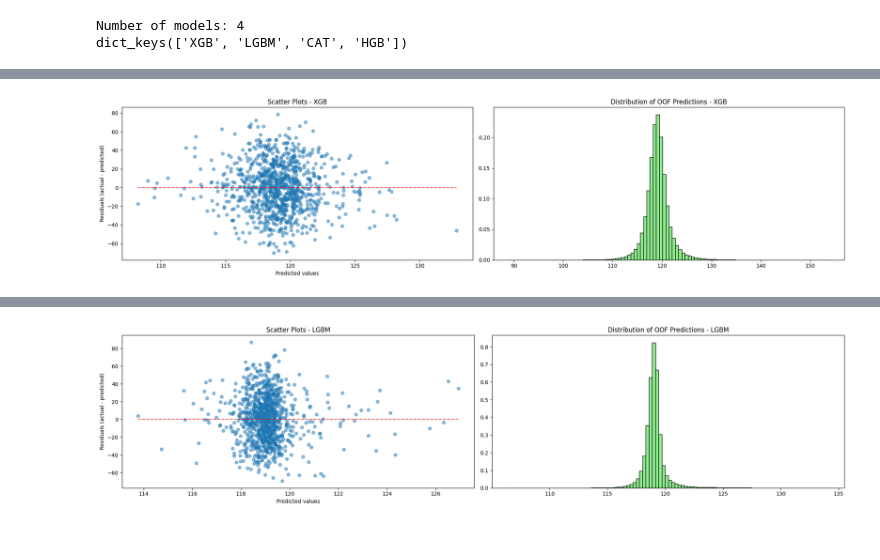
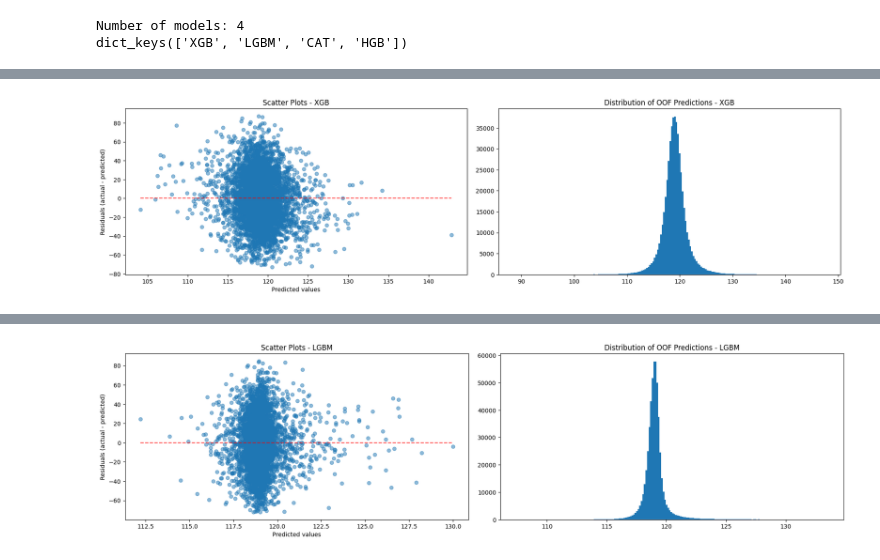
Before and after one commit to coded-sly/Kaggle-s5e9-Predicting-the-Beats-per-Minute-of-Songs, a Jupyter notebook: 1vbeats-eda-predict.ipynb, the cells around one changed output, grey strips where cells are left out. Saved outputs shown, nothing was run; the diff lists cells and outputs as text; code cells hidden in the pictures.

Commit message:
Kaggle Notebook | 1vbeats-eda-predict | V2

```diff
--- a/1vbeats-eda-predict.ipynb
+++ b/1vbeats-eda-predict.ipynb
@@ -283,14 +269,14 @@ plot_feature_distributions(train, train.columns)
 # %%
+df_names = ['Train', 'Original', 'Test']
 plt.figure(figsize=(20, 20))
 for i, df in enumerate([train,orig,test]):
     plt.subplot(2, 2, i + 1)
     sns.heatmap(
-        data=df.corr('spearman'), cmap='Spectral',
-        annot=True, center=0, linewidths=0.1, cbar=False,
+            data=df.corr('spearman'), cmap='Spectral',
+            annot=True, center=0, linewidths=0.1, cbar=False,
         )
     plt.xticks(rotation=90)
-    dataset_names = ['Train', 'Original', 'Test']
-    plt.title(f"Correlation Heatmap - {dataset_names[i]}", fontweight='semibold')
+    plt.title(f"Correlation Heatmap: {df_names[i]}", fontweight='semibold')
 
 plt.tight_layout()
 plt.show()
@@ -424,76 +390,78 @@ Number of models: 4
 dict_keys(['XGB', 'LGBM', 'CAT', 'HGB'])
 # %%
 ## -- DEFINE TRAINING PARAMETERS -- ##
-## ----------------------------------------------------------------------
+def rmse(y_true, y_pred):
+    return np.sqrt(mean_squared_error(y_true, y_pred))
+
 ## -- Split data --
-X = train.drop(TARGET, axis=1)
+X = train[FEATURES]
 y = train[TARGET]
-X_train, X_test, y_train, y_test = train_test_split(X, y, test_size=0.05, random_state=SEED)
 
 oof_final_df = pd.DataFrame()
 test_final_df = pd.DataFrame()
 
-E_STOP = 100
-FOLDS = 10
+E_STOP     = 100
+FOLDS      = 10
+REPEATS    = 2
 MODELS_FIT = {}
 
+# kf = RepeatedKFold(n_splits=FOLDS, n_repeats=REPEATS, random_state=SEED)
 kf = KFold(n_splits=FOLDS, shuffle=True, random_state=SEED)
+
 
 ## -- INITIATE TRAINING -- ##
 ## -----------------------------------------------------------------------
-for i, (name, model) in tqdm(enumerate(models.items()), total=len(models), desc="TRAINING MODELS"):
-    print(f"\n[{i+1}] {COLOR}{name} {'█'*40}{RESET}")
+for i, (name, model) in tqdm(enumerate(models.items(), 1), total=len(models), desc="TRAINING MODELS"):
+    print(f"\n[{i}] {COLOR}{name} {'█'*40}{RESET}")
     tik = time()
 
-    oof_preds = np.zeros(len(X_train))
+    oof_preds  = np.zeros(len(X))
     test_preds = np.zeros(len(test))
     fold_RMSEs = []
 
-    model = make_pipeline(RobustScaler().set_output(transform="pandas"), model)
-
-    for fold, (train_idx, val_idx) in enumerate(kf.split(X_train)):
-        X_train_fold, X_val_fold = X_train.iloc[train_idx], X_train.iloc[val_idx]
-        y_train_fold, y_val_fold = y_train.iloc[train_idx], y_train.iloc[val_idx]
+    for fold, (train_idx, val_idx) in enumerate(kf.split(X), 1):
+        X_train_fold, X_val_fold = X.iloc[train_idx], X.iloc[val_idx]
+        y_train_fold, y_val_fold = y.iloc[train_idx], y.iloc[val_idx]
 
         model.fit(X_train_fold, y_train_fold,
                   # early_stopping_rounds=E_STOP,
                   # eval_set=[(X_val_fold, y_val_fold)],
                   # verbose=200,
-        )
+            )
         y_fold_pred = model.predict(X_val_fold)
         oof_preds[val_idx] = y_fold_pred
 
         # Predict on test set (accumulate final prediction)
         test_proba = model.predict(test)
-        test_preds += test_proba / FOLDS
+        test_preds += test_proba / FOLDS #* REPEATS
 
         # Compute RMSE for validation fold
-        fold_rmse = mean_squared_error(y_val_fold, y_fold_pred, squared=False)
+        fold_rmse = rmse(y_val_fold, y_fold_pred)
         fold_RMSEs.append(fold_rmse)
 
-        print(f"\tFold {fold+1} AUC: {fold_rmse:.6f}")
+        print(f"\tFold {fold} RMSE: {fold_rmse:.6f}")
 
     ## -- After all folds:
-    overall_RMSE = mean_squared_error(y_train, oof_preds, squared=False)
+    overall_RMSE = rmse(y, oof_preds)
     print(f"|{'-'*52}")
-    print(f"{COLOR}|  Overall OOF AUC: {overall_RMSE:.6f}")
-    print(f"| Average Fold AUC: {np.mean(fold_RMSEs):.6f} ± {np.std(fold_RMSEs):.6f}{RESET}")
+    print(f"{COLOR}|  Overall OOF RMSE: {overall_RMSE:.6f}")
+    print(f"| Average Fold RMSE: {np.mean(fold_RMSEs):.6f} ± {np.std(fold_RMSEs):.6f}{RESET}")
     ## -- Plot ROC CURVE --
-    fig, (ax1, ax2) = plt.subplots(1, 2, figsize=(20, 5))
+    fig, axs = plt.subplots(1, 2, figsize=(18, 5))
     display = PredictionErrorDisplay.from_predictions(
-        y_train, oof_preds, ax=ax1,
-        kind="residual_vs_predicted",
-        scatter_kwargs={"alpha": 0.5},
-        line_kwargs={'color': 'r'},
-    )
-    ax1.set_title(f"Scatter Plots - {name}")
+                        y, oof_preds, ax=axs[0],
+                        # kind="actual_vs_predicted",
+                        subsample=5000,
+                        scatter_kwargs={"alpha": 0.5},
+                        line_kwargs={'color': 'r'},
+                    )
+    axs[0].set_title(f"Scatter Plots - {name}")
     # -----------------------------------------------------
-    plt.hist(oof_preds, bins=100, density=True, ec='k', color='lightgreen')
-    ax2.set_title(f"Distribution of OOF Predictions - {name}")
+    axs[1].hist(oof_preds, bins=200)
+    axs[1].set_title(f"Distribution of OOF Predictions - {name}")
     # -----------------------------------------------------
-    for ax in (ax1, ax2):
-        ax.grid(False)
-    plt.tight_layout()
+    for ax in axs: ax.grid(False)
+    fig.tight_layout(pad=1.5)
     plt.show()
 
     oof_final_df[name]  = oof_preds
@@ -502,6 +470,6 @@ for i, (name, model) in tqdm(enumerate(models.items()), total=len(models), desc=
 
     tok = time()
     tiktok = tok-tik
-    print(f"Computation Time: {tiktok:.2f} secs {'#'*90}")
+    print(f"Computation Time: {tiktok:.2f} secs {'#'*80}")
 # %% [output]
 [1] XGB ████████████████████████████████████████
@@ -521 +489 @@ for i, (name, model) in tqdm(enumerate(models.items()), total=len(models), desc=
-[figure, old version]
+[figure, new version]
@@ -538 +506 @@ Computation Time: 26.64 secs ###################################################
-[figure, old version]
+[figure, new version]
```
Also changed, not shown: parts of 27 cells of this notebook.
